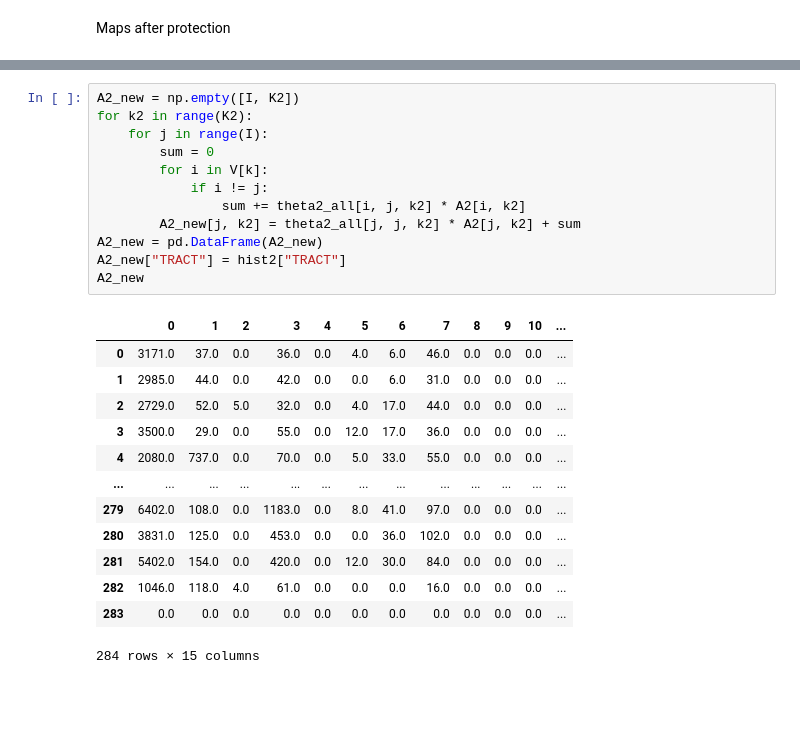
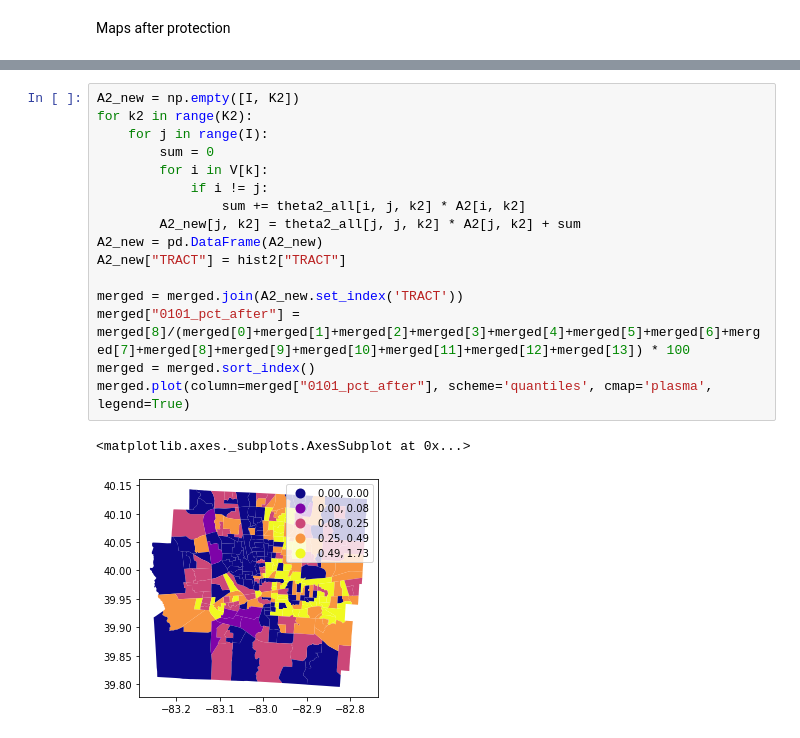
Before and after one commit to linyuehzzz/privacy-framework, a Jupyter notebook: set-coverage-exact-k.ipynb, the cells around one changed output, grey strips where cells are left out. Cells and saved outputs as stored; diff of their text form; blank space fills up the shorter version.

```diff
--- a/set-coverage-exact-k.ipynb
+++ b/set-coverage-exact-k.ipynb
@@ -616,26 +630,19 @@ Maps after protection
 # %%
 A2_new = np.empty([I, K2])
 for k2 in range(K2):
     for j in range(I):
         sum = 0
         for i in V[k]:
             if i != j:
                 sum += theta2_all[i, j, k2] * A2[i, k2]
         A2_new[j, k2] = theta2_all[j, j, k2] * A2[j, k2] + sum
 A2_new = pd.DataFrame(A2_new)
 A2_new["TRACT"] = hist2["TRACT"]
-A2_new
+
+merged = merged.join(A2_new.set_index('TRACT'))
+merged["0101_pct_after"] = merged[8]/(merged[0]+merged[1]+merged[2]+merged[3]+merged[4]+merged[5]+merged[6]+merged[7]+merged[8]+merged[9]+merged[10]+merged[11]+merged[12]+merged[13]) * 100
+merged = merged.sort_index()
+merged.plot(column=merged["0101_pct_after"], scheme='quantiles', cmap='plasma', legend=True)
 # %% [output]
-|  | 0 | 1 | 2 | 3 | 4 | 5 | 6 | 7 | 8 | 9 | 10 | ... |
-| 0 | 3171.0 | 37.0 | 0.0 | 36.0 | 0.0 | 4.0 | 6.0 | 46.0 | 0.0 | 0.0 | 0.0 | ... |
-| 1 | 2985.0 | 44.0 | 0.0 | 42.0 | 0.0 | 0.0 | 6.0 | 31.0 | 0.0 | 0.0 | 0.0 | ... |
-| 2 | 2729.0 | 52.0 | 5.0 | 32.0 | 0.0 | 4.0 | 17.0 | 44.0 | 0.0 | 0.0 | 0.0 | ... |
-| 3 | 3500.0 | 29.0 | 0.0 | 55.0 | 0.0 | 12.0 | 17.0 | 36.0 | 0.0 | 0.0 | 0.0 | ... |
-| 4 | 2080.0 | 737.0 | 0.0 | 70.0 | 0.0 | 5.0 | 33.0 | 55.0 | 0.0 | 0.0 | 0.0 | ... |
-| ... | ... | ... | ... | ... | ... | ... | ... | ... | ... | ... | ... | ... |
-| 279 | 6402.0 | 108.0 | 0.0 | 1183.0 | 0.0 | 8.0 | 41.0 | 97.0 | 0.0 | 0.0 | 0.0 | ... |
-| 280 | 3831.0 | 125.0 | 0.0 | 453.0 | 0.0 | 0.0 | 36.0 | 102.0 | 0.0 | 0.0 | 0.0 | ... |
-| 281 | 5402.0 | 154.0 | 0.0 | 420.0 | 0.0 | 12.0 | 30.0 | 84.0 | 0.0 | 0.0 | 0.0 | ... |
-| 282 | 1046.0 | 118.0 | 4.0 | 61.0 | 0.0 | 0.0 | 0.0 | 16.0 | 0.0 | 0.0 | 0.0 | ... |
-| 283 | 0.0 | 0.0 | 0.0 | 0.0 | 0.0 | 0.0 | 0.0 | 0.0 | 0.0 | 0.0 | 0.0 | ... |
-284 rows × 15 columns
+<matplotlib.axes._subplots.AxesSubplot at 0x...>
+[figure, added]
```
Also changed, not shown: parts of 2 cells of this notebook.
